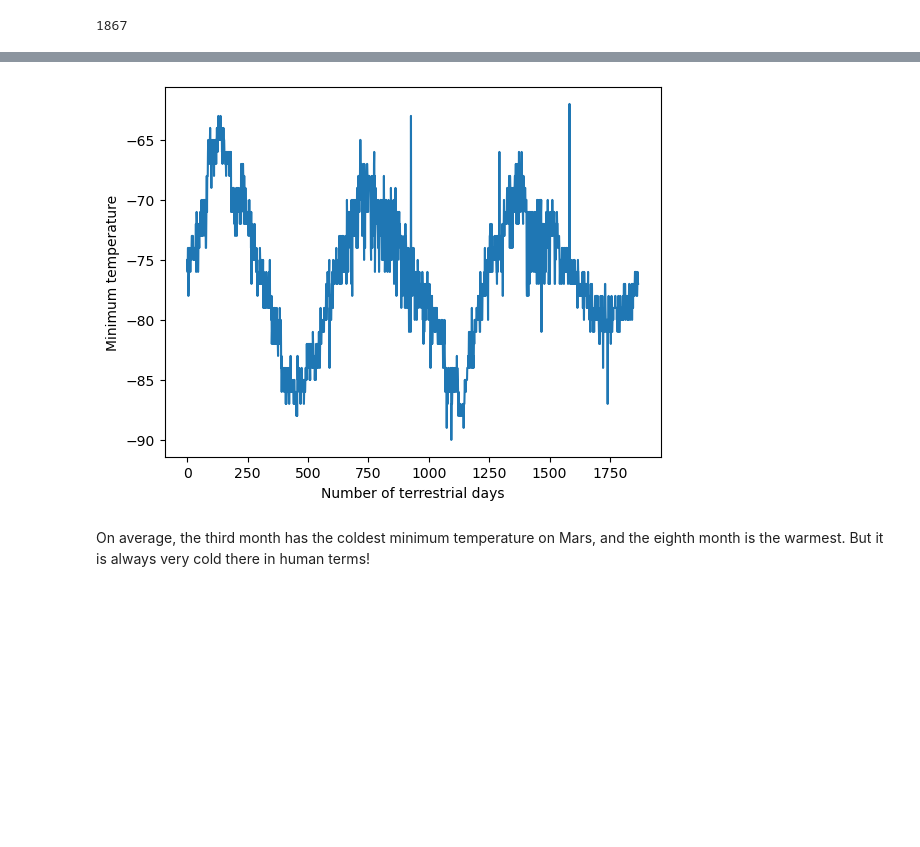
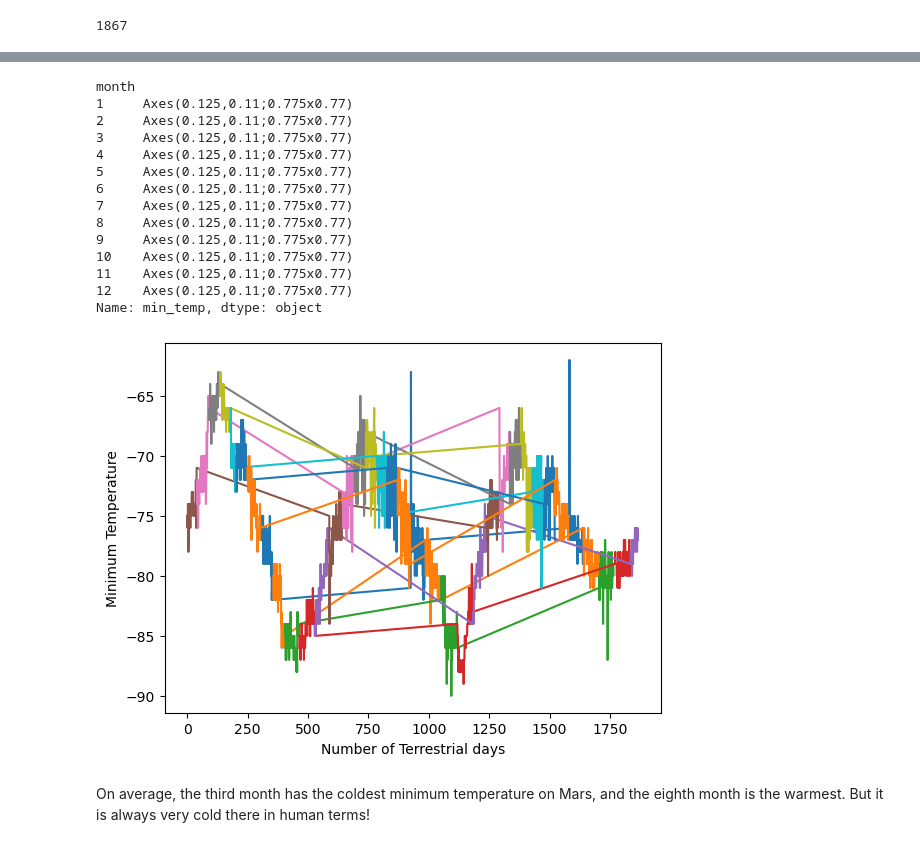
Before and after one commit to qudsia99/HTML-web-scraping-challenge, a Jupyter notebook: files_web/part_2_mars_weather.ipynb, the cells around one changed output, grey strips where cells are left out. Saved outputs shown, nothing was run; the diff lists cells and outputs as text; code cells hidden in the pictures; blank space fills up the shorter version.

```diff
--- a/files_web/part_2_mars_weather.ipynb
+++ b/files_web/part_2_mars_weather.ipynb
@@ -71,4 +67,35 @@ Assemble the scraped data into a Pandas DataFrame. The columns should have the s
+# %%
+# Create an empty list
+row_list = []
+
+# Loop through the scraped data to create a list of rows
+data = soup.find('tbody')
+
+for row in data.find_all('tr',class_='data-row')[0:]:
+    info_td = row.find_all('td')
+    id = info_td[0].get_text()
+    ter_date = info_td[1].get_text()
+    sol = info_td[2].get_text()
+    ls =info_td[3].get_text()
+    month = info_td[4].get_text()
+    min_temp = info_td[5].get_text()
+    pressure = info_td[6].get_text()
+
+    # Add all column data into a new dictionary with respective columns
+    mars_diction = {
+        'id': id,
+        'terrestrial_date': ter_date,
+        'sol': sol,
+        'ls':ls,
+        'month':month,
+        'min_temp':min_temp,
+        'pressure':pressure,
+    }
+
+    # Add dictionary to an empty list
+    row_list.append(mars_diction)
 # %%
 # Create a Pandas DataFrame by using the list of rows and a list of the column names
+mars_pd = pd.DataFrame(row_list)
 # %%
 # Confirm DataFrame was created successfully
@@ -101,2 +128,7 @@ dtype: object
+# %%
+# Change data types for data analysis
+mars_pd['terrestrial_date'] = mars_pd['terrestrial_date'].astype('datetime64')
+mars_pd[['sol','ls','month']] = mars_pd[['sol','ls','month']].astype('int64')
+mars_pd[['min_temp','pressure']] = mars_pd[['min_temp','pressure']].astype('float64')
 # %%
 # Confirm type changes were successful by examining data types again
@@ -194,7 +244,25 @@ Name: pressure, dtype: float64
 # %%
 # 5. How many terrestrial (earth) days are there in a Martian year?
+days_in_mars = mars_pd.groupby('month')['min_temp']
+
+
+days_in_mars.plot(kind='line',xlabel='Number of Terrestrial days',ylabel='Minimum Temperature')
 # %% [output]
+month
+1     Axes(0.125,0.11;0.775x0.77)
+2     Axes(0.125,0.11;0.775x0.77)
+3     Axes(0.125,0.11;0.775x0.77)
+4     Axes(0.125,0.11;0.775x0.77)
+5     Axes(0.125,0.11;0.775x0.77)
+6     Axes(0.125,0.11;0.775x0.77)
+7     Axes(0.125,0.11;0.775x0.77)
+8     Axes(0.125,0.11;0.775x0.77)
+9     Axes(0.125,0.11;0.775x0.77)
+10    Axes(0.125,0.11;0.775x0.77)
+11    Axes(0.125,0.11;0.775x0.77)
+12    Axes(0.125,0.11;0.775x0.77)
+Name: min_temp, dtype: object
-[figure, old version]
+[figure, new version]
 # %% [markdown]
 On average, the third month has the coldest minimum temperature on Mars, and the eighth month is the warmest. But it is always very cold there in human terms!
 # %% [markdown]
```
Also changed, not shown: parts of 14 cells of this notebook.
